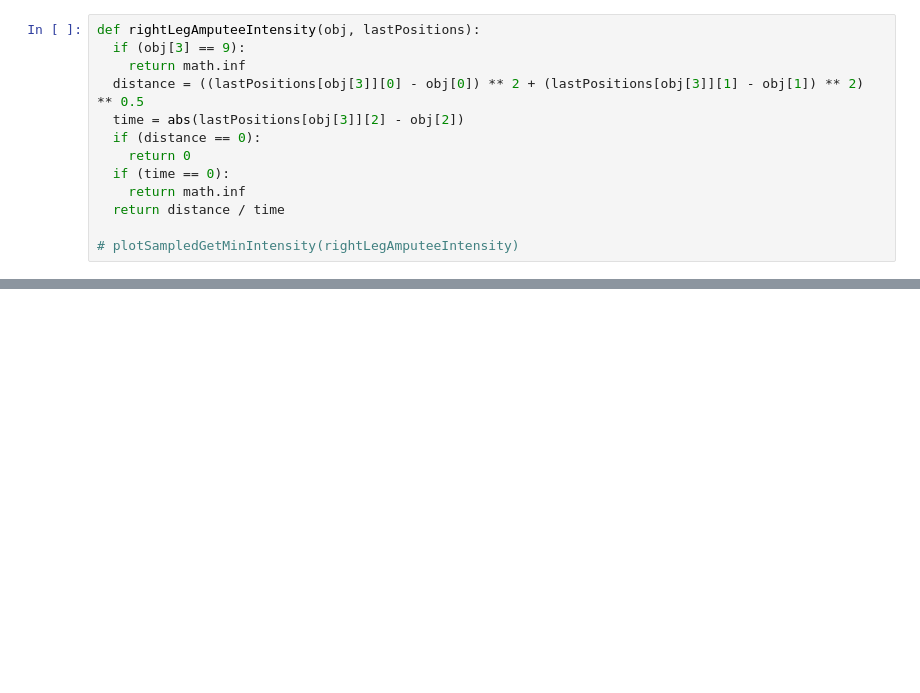
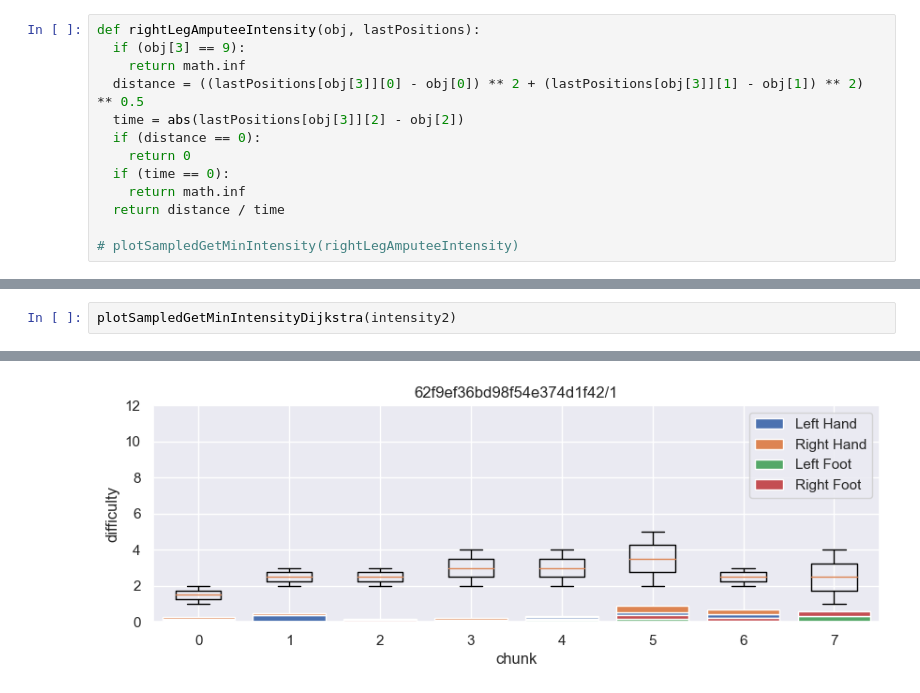
Before and after one commit to luisscholl/beatfork, a Jupyter notebook: difficulty-estimation/individual-analysis.ipynb, the cells around one changed output, grey strips where cells are left out. Cells and saved outputs as stored; diff of their text form; blank space fills up the shorter version.

```diff
--- a/difficulty-estimation/individual-analysis.ipynb
+++ b/difficulty-estimation/individual-analysis.ipynb
@@ -648,0 +481,3 @@ plotSampledGetMinIntensityDijkstra(intensity)
+# %%
+plotSampledGetMinIntensityDijkstra(intensity2)
+# %% [output]
@@ -648,0 +489 @@ plotSampledGetMinIntensityDijkstra(intensity)
+[figure, added]
```
Also changed, not shown: parts of 9 cells of this notebook, 4 other files.
